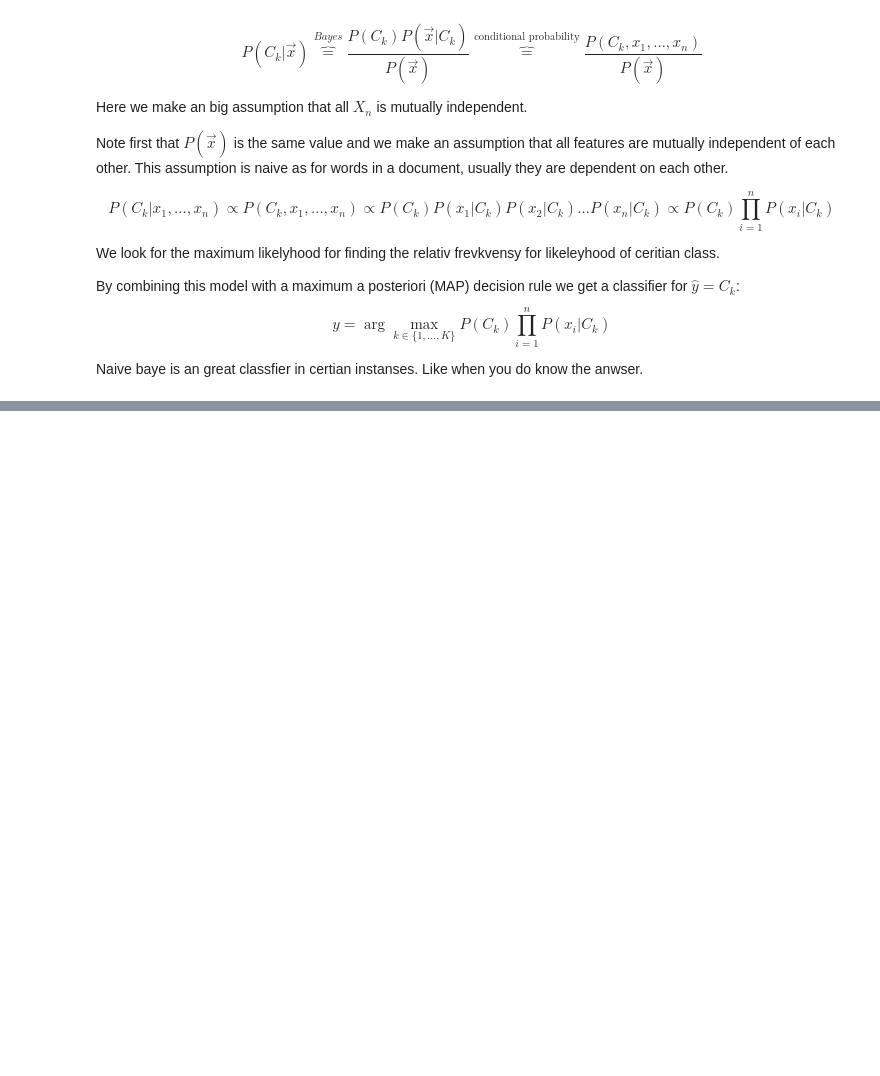
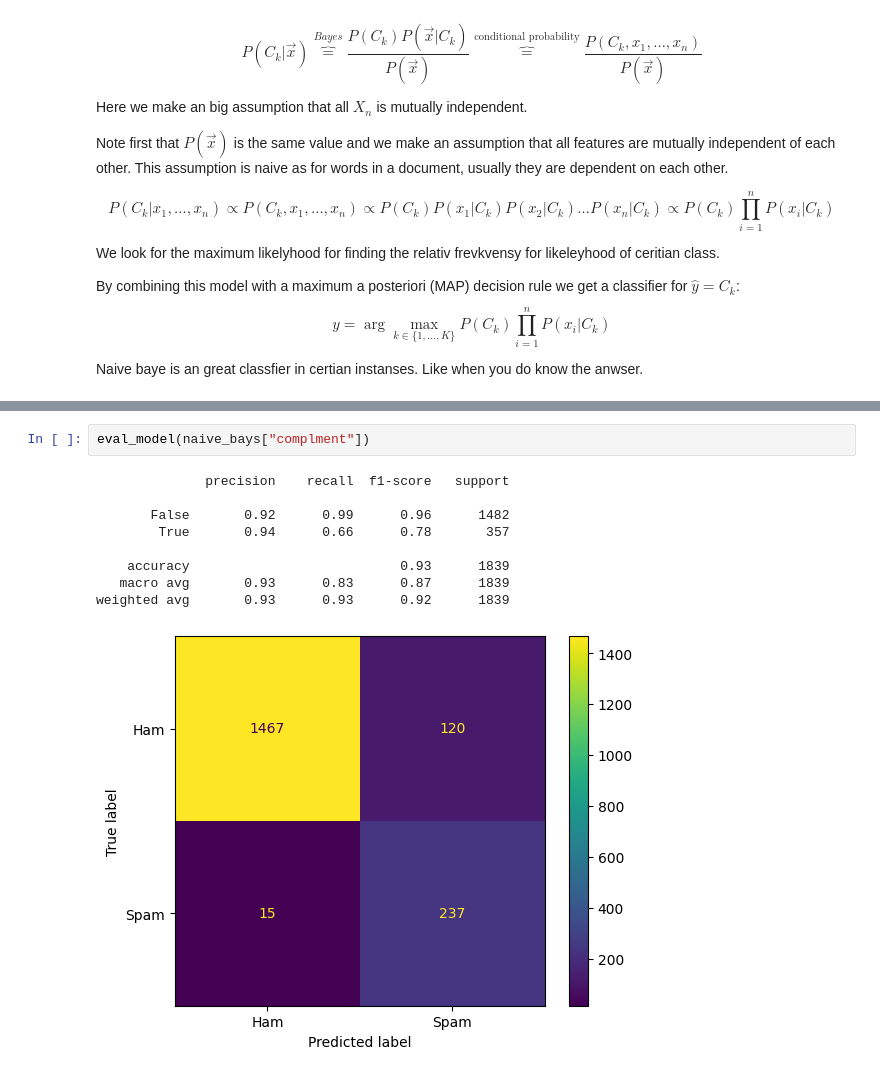
Before and after one commit to HanFredriksson/AI-plugg-filer-Hannes-Fredriksson, a Jupyter notebook: Maskininlärning/Code-along/Naive-Bayes.ipynb, the cells around one changed output, grey strips where cells are left out. Drawn from its saved outputs; the diff is of its cells as text; blank space fills up the shorter version.

```diff
--- a/Maskininlärning/Code-along/Naive-Bayes.ipynb
+++ b/Maskininlärning/Code-along/Naive-Bayes.ipynb
@@ -131,0 +180,12 @@ Naive baye is an great classfier in certian instanses. Like when you do know the
+# %%
+eval_model(naive_bays["complment"])
+# %% [output]
+              precision    recall  f1-score   support
+
+       False       0.92      0.99      0.96      1482
+        True       0.94      0.66      0.78       357
+
+    accuracy                           0.93      1839
+   macro avg       0.93      0.83      0.87      1839
+weighted avg       0.93      0.93      0.92      1839
+[figure, added]
```
Also changed, not shown: parts of 8 cells of this notebook, 2 other files.
